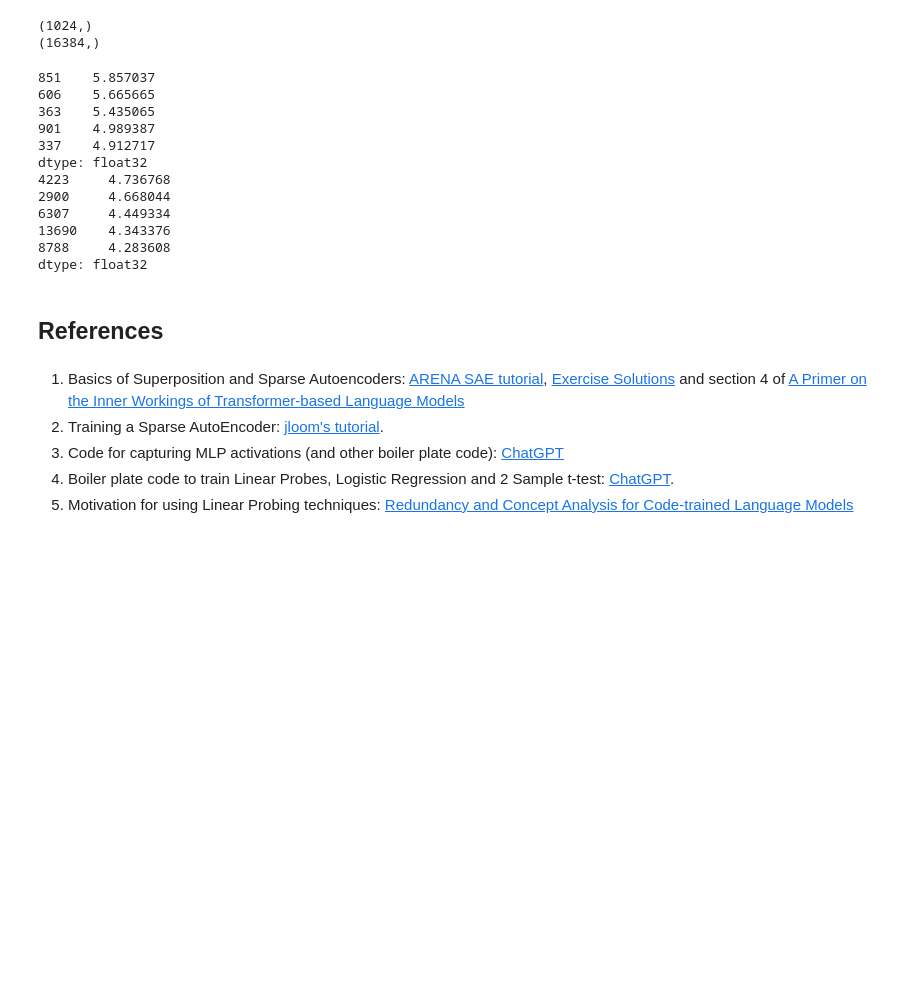
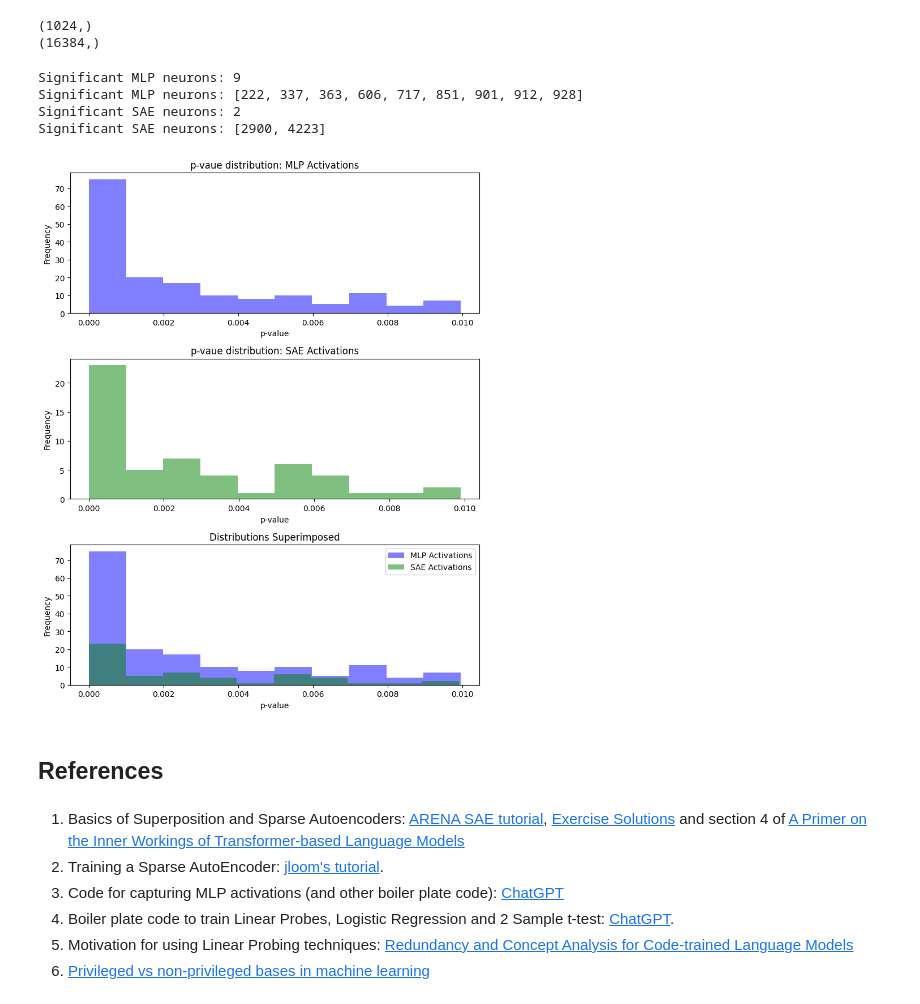
Before and after one commit to Pratik-Doshi-99/SAE-MLP-Analysis, a Jupyter notebook: Compiled.ipynb, the cells around one changed output. Saved outputs shown, nothing was run; the diff lists cells and outputs as text; code cells hidden in the pictures; blank space fills up the shorter version.

```diff
--- a/Compiled.ipynb
+++ b/Compiled.ipynb
@@ -652,22 +666,55 @@ significant_sae = sae_p_value[sae_p_value < (1 - significance_level)]
 activation_t_stat = pd.Series(np.abs(activation_t_stat)).sort_values(ascending=False)
 sae_t_stat = pd.Series(np.abs(sae_t_stat)).sort_values(ascending=False)
 # %%
-top_k = 5
-print(activation_t_stat[:top_k])
-print(sae_t_stat[:top_k])
+print('Significant MLP neurons:',significant_activations.shape[0])
+print('Significant MLP neurons:',list(significant_activations.index))
+print('Significant SAE neurons:',significant_sae.shape[0])
+print('Significant SAE neurons:',list(significant_sae.index))
 # %% [output]
-851    5.857037
-606    5.665665
-363    5.435065
-901    4.989387
-337    4.912717
-dtype: float32
-4223     4.736768
-2900     4.668044
-6307     4.449334
-13690    4.343376
-8788     4.283608
-dtype: float32
+Significant MLP neurons: 9
+Significant MLP neurons: [222, 337, 363, 606, 717, 851, 901, 912, 928]
+Significant SAE neurons: 2
+Significant SAE neurons: [2900, 4223]
+# %%
+#zooming at significant p-values
+hist_sae_limit = 0.01
+hist_p_value_activations = activation_p_value[activation_p_value < hist_sae_limit]
+hist_p_value_sae = sae_p_value[sae_p_value < hist_sae_limit]
+
+
+fig, axs = plt.subplots(3, 1, figsize=(8,10))  # 2 rows, 1 column
+
+
+# MLP Activations
+axs[0].hist(hist_p_value_activations, bins=10, color='blue', alpha=0.5, lw=3)
+#axs[0].set_xlim(0, 0.05)
+axs[0].set_title('p-vaue distribution: MLP Activations')
+axs[0].set_xlabel('p-value')
+axs[0].set_ylabel('Frequency')
+
+# SAE Activations
+axs[1].hist(hist_p_value_sae, color='green', bins=10, alpha=0.5, lw=3)
+#axs[1].set_xlim(0, 0.05)
+axs[1].set_title('p-vaue distribution: SAE Activations')
+axs[1].set_xlabel('p-value')
+axs[1].set_ylabel('Frequency')
+
+#Superimposed
+axs[2].hist(hist_p_value_activations, bins=10, color='blue', alpha=0.5, lw=3,label='MLP Activations')
+axs[2].hist(hist_p_value_sae, color='green', bins=10, alpha=0.5, lw=3, label='SAE Activations')
+#axs[1].set_xlim(0, 0.05)
+axs[2].set_title('Distributions Superimposed')
+axs[2].set_xlabel('p-value')
+axs[2].set_ylabel('Frequency')
+axs[2].legend()
+
+# Adjust the layout to prevent overlap
+plt.tight_layout()
+
+# Display the plot
+plt.show()
+# %% [output]
+[figure, added]
 # %% [markdown]
 ## References
 # %% [markdown]
@@ -676,3 +723,4 @@ dtype: float32
 3. Code for capturing MLP activations (and other boiler plate code): [ChatGPT](https://chatgpt.com/share/f30f9817-6d10-44bd-947a-b851c014921b)
 4. Boiler plate code to train Linear Probes, Logistic Regression and 2 Sample t-test: [ChatGPT](https://chatgpt.com/share/bd78e941-9384-4080-a520-4528ae22574f).
 5. Motivation for using Linear Probing techniques: [Redundancy and Concept Analysis for Code-trained Language Models](https://arxiv.org/abs/2305.00875)
+6. [Privileged vs non-privileged bases in machine learning](https://harrisonpim.com/blog/privileged-vs-non-privileged-bases-in-machine-learning)
```
Also changed, not shown: parts of 11 cells of this notebook.
